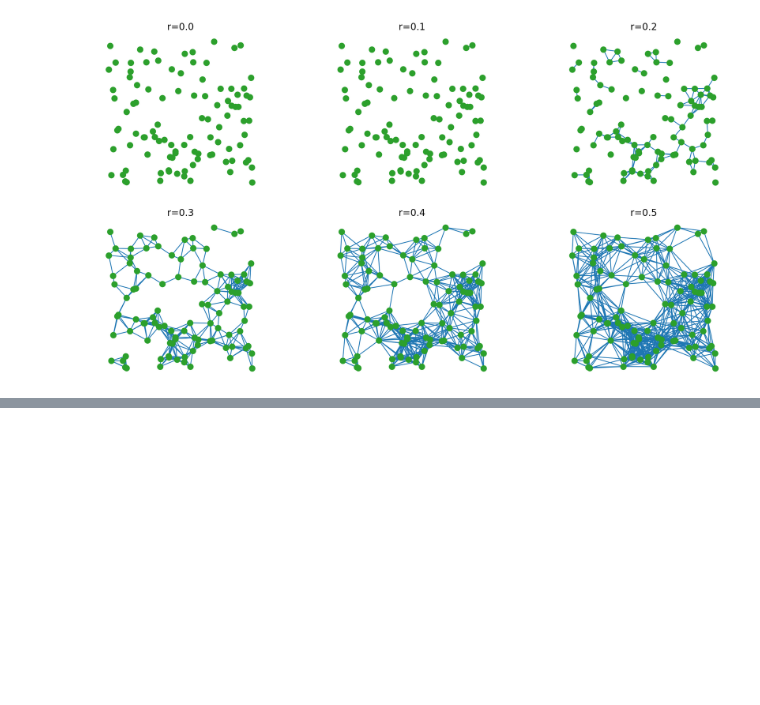
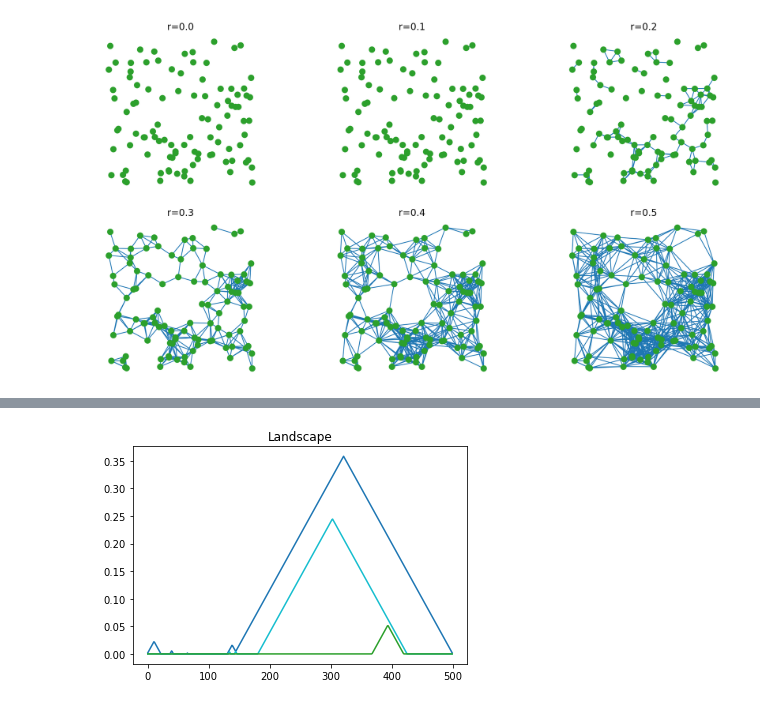
Before and after one commit to AGardinon/TopData-project, a Jupyter notebook: notebooks/2_TopologyMethods.ipynb, the cells around one changed output, grey strips where cells are left out. Saved outputs shown, nothing was run; the diff lists cells and outputs as text; code cells hidden in the pictures; blank space fills up the shorter version.

```diff
--- a/notebooks/2_TopologyMethods.ipynb
+++ b/notebooks/2_TopologyMethods.ipynb
@@ -177,10 +256,12 @@ L.shape
 # %%
-plt.plot(L[0][:1000], c='tab:blue')
-plt.plot(L[0][1000:2000], c='tab:cyan')
-plt.plot(L[0][2000:3000], c='tab:green')
+plt.plot(L[0][:500], c='tab:blue')
+plt.plot(L[0][500:1000], c='tab:cyan')
+plt.plot(L[0][1000:1500], c='tab:green')
 # plt.plot(L[0][3000:4000], c='tab:orange')
 # plt.plot(L[0][4000:5000], c='tab:red')
 plt.title("Landscape")
 plt.show()
+# %% [output]
+[figure, added]
 # %%
 SH = gd.representations.Silhouette(resolution=500, weight=lambda x: np.power(x[1]-x[0],1))
```
Also changed, not shown: parts of 15 cells of this notebook, 6 other files.
